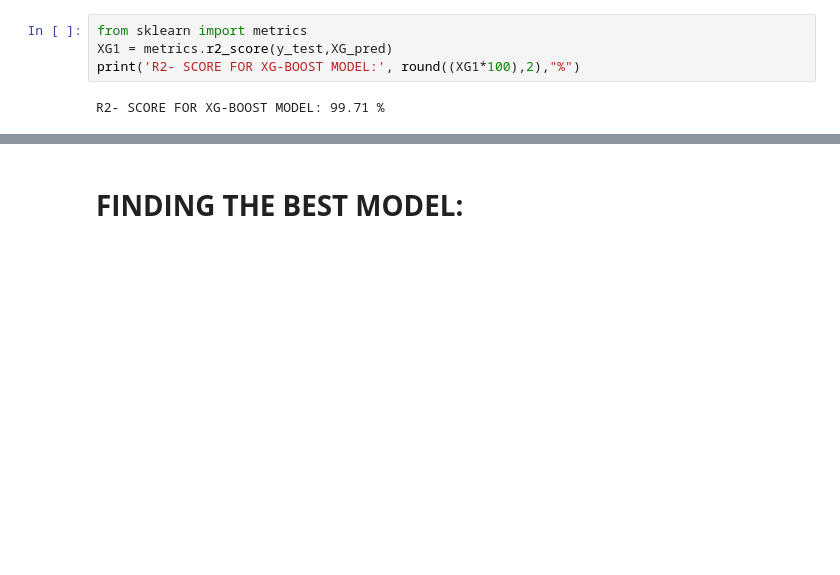
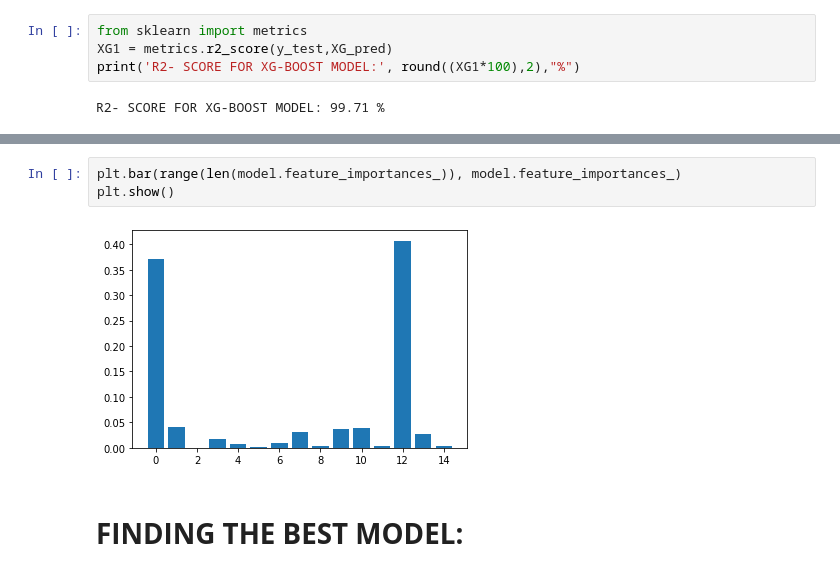
Before and after one commit to Kaviarasan25/DS-PROJECT-CHENNAI-HOUSE-PRICE-PREDICTION, a Jupyter notebook: HOUSE_PRICE_PREDICTION_CHENNAI_CITY.ipynb, the cells around one changed output, grey strips where cells are left out. Cells and saved outputs as stored; diff of their text form; blank space fills up the shorter version.

```diff
--- a/HOUSE_PRICE_PREDICTION_CHENNAI_CITY.ipynb
+++ b/HOUSE_PRICE_PREDICTION_CHENNAI_CITY.ipynb
@@ -1239,3 +1289,8 @@ R2- SCORE FOR XG-BOOST MODEL: 99.71 %
+# %%
+plt.bar(range(len(model.feature_importances_)), model.feature_importances_)
+plt.show()
+# %% [output]
+[figure, added]
 # %% [markdown]
 # **FINDING THE BEST MODEL:**
 # %%
```
Also changed, not shown: parts of 22 cells of this notebook.
